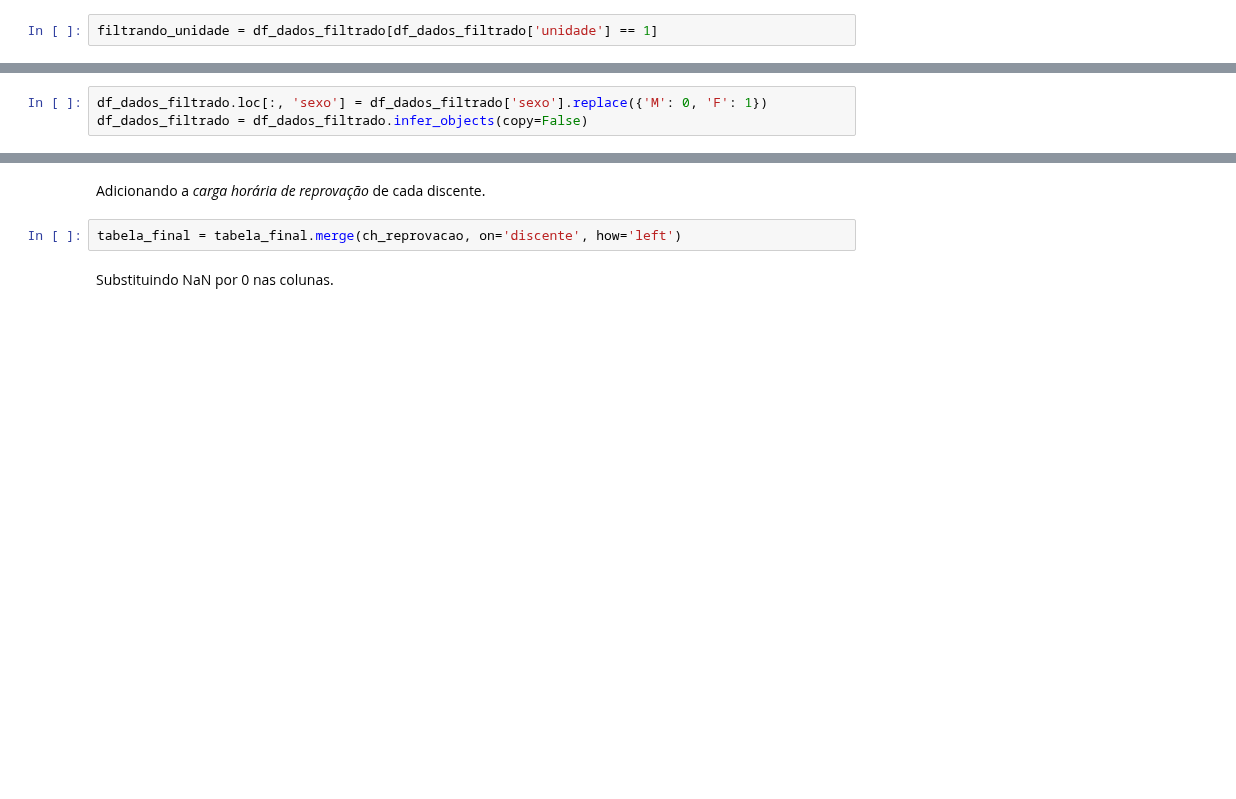
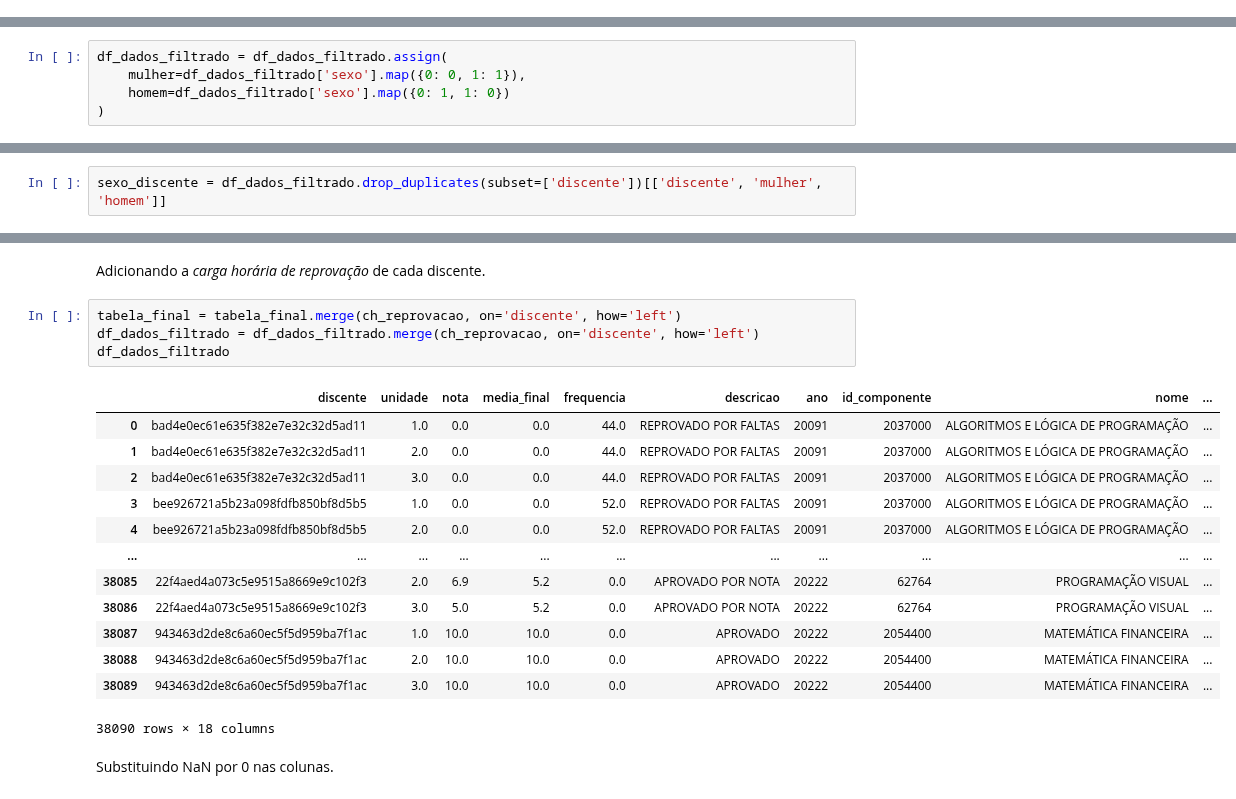
Before and after one commit to wanessabezerra/dataframe-bsi, a Jupyter notebook: dataframe-bsi/dados-extraidos.ipynb, the cells around one changed output, grey strips where cells are left out. Saved outputs shown, nothing was run; the diff lists cells and outputs as text; blank space fills up the shorter version.

Commit message:
:construction: Task 06 - Extração de Dados #8

```diff
--- a/dataframe-bsi/dados-extraidos.ipynb
+++ b/dataframe-bsi/dados-extraidos.ipynb
@@ -241,7 +229,5 @@ Index(['discente', 'unidade', 'nota', 'media_final', 'frequencia', 'descricao',
 # %% [markdown]
 Calculando a quantidade de vezes que cada discente cursou cada *disciplina*.
-# %%
-filtrando_unidade = df_dados_filtrado[df_dados_filtrado['unidade'] == 1]
 # %%
 quantidade_disciplinas = filtrando_unidade.groupby(['discente', 'nome']).size().reset_index(name='quantidade')
 # %% [markdown]
@@ -266,3 +249,0 @@ Alterando o conteúdo da coluna *sexo*.
-# %%
-df_dados_filtrado.loc[:, 'sexo'] = df_dados_filtrado['sexo'].replace({'M': 0, 'F': 1})
-df_dados_filtrado = df_dados_filtrado.infer_objects(copy=False)
@@ -270,0 +252,5 @@ Adicionando a coluna *sexo*.
+# %%
+df_dados_filtrado = df_dados_filtrado.assign(
+    mulher=df_dados_filtrado['sexo'].map({0: 0, 1: 1}),
+    homem=df_dados_filtrado['sexo'].map({0: 1, 1: 0})
+)
@@ -270,0 +259,2 @@ Adicionando a coluna *sexo*.
+# %%
+sexo_discente = df_dados_filtrado.drop_duplicates(subset=['discente'])[['discente', 'mulher', 'homem']]
@@ -354,6 +345,22 @@ ch_reprovacao.columns = ['discente', 'ch_reprovacao']
 Adicionando a *carga horária de reprovação* de cada discente.
 # %%
 tabela_final = tabela_final.merge(ch_reprovacao, on='discente', how='left')
+df_dados_filtrado = df_dados_filtrado.merge(ch_reprovacao, on='discente', how='left')
+df_dados_filtrado
+# %% [output]
+|  | discente | unidade | nota | media_final | frequencia | descricao | ano | id_componente | nome | ... |
+| 0 | bad4e0ec61e635f382e7e32c32d5ad11 | 1.0 | 0.0 | 0.0 | 44.0 | REPROVADO POR FALTAS | 20091 | 2037000 | ALGORITMOS E LÓGICA DE PROGRAMAÇÃO | ... |
+| 1 | bad4e0ec61e635f382e7e32c32d5ad11 | 2.0 | 0.0 | 0.0 | 44.0 | REPROVADO POR FALTAS | 20091 | 2037000 | ALGORITMOS E LÓGICA DE PROGRAMAÇÃO | ... |
+| 2 | bad4e0ec61e635f382e7e32c32d5ad11 | 3.0 | 0.0 | 0.0 | 44.0 | REPROVADO POR FALTAS | 20091 | 2037000 | ALGORITMOS E LÓGICA DE PROGRAMAÇÃO | ... |
+| 3 | bee926721a5b23a098fdfb850bf8d5b5 | 1.0 | 0.0 | 0.0 | 52.0 | REPROVADO POR FALTAS | 20091 | 2037000 | ALGORITMOS E LÓGICA DE PROGRAMAÇÃO | ... |
+| 4 | bee926721a5b23a098fdfb850bf8d5b5 | 2.0 | 0.0 | 0.0 | 52.0 | REPROVADO POR FALTAS | 20091 | 2037000 | ALGORITMOS E LÓGICA DE PROGRAMAÇÃO | ... |
+| ... | ... | ... | ... | ... | ... | ... | ... | ... | ... | ... |
+| 38085 | 22f4aed4a073c5e9515a8669e9c102f3 | 2.0 | 6.9 | 5.2 | 0.0 | APROVADO POR NOTA | 20222 | 62764 | PROGRAMAÇÃO VISUAL | ... |
+| 38086 | 22f4aed4a073c5e9515a8669e9c102f3 | 3.0 | 5.0 | 5.2 | 0.0 | APROVADO POR NOTA | 20222 | 62764 | PROGRAMAÇÃO VISUAL | ... |
+| 38087 | 943463d2de8c6a60ec5f5d959ba7f1ac | 1.0 | 10.0 | 10.0 | 0.0 | APROVADO | 20222 | 2054400 | MATEMÁTICA FINANCEIRA | ... |
+| 38088 | 943463d2de8c6a60ec5f5d959ba7f1ac | 2.0 | 10.0 | 10.0 | 0.0 | APROVADO | 20222 | 2054400 | MATEMÁTICA FINANCEIRA | ... |
+| 38089 | 943463d2de8c6a60ec5f5d959ba7f1ac | 3.0 | 10.0 | 10.0 | 0.0 | APROVADO | 20222 | 2054400 | MATEMÁTICA FINANCEIRA | ... |
+38090 rows × 18 columns
 # %% [markdown]
 Substituindo NaN por 0 nas colunas.
 # %%
```
Also changed, not shown: parts of 39 cells of this notebook.
